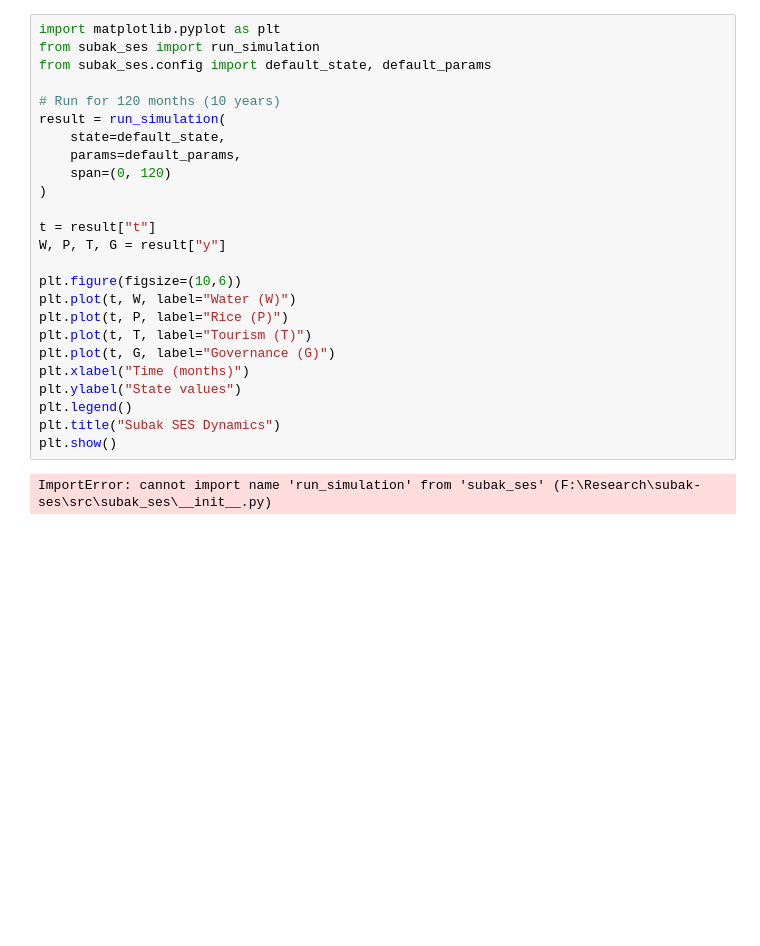
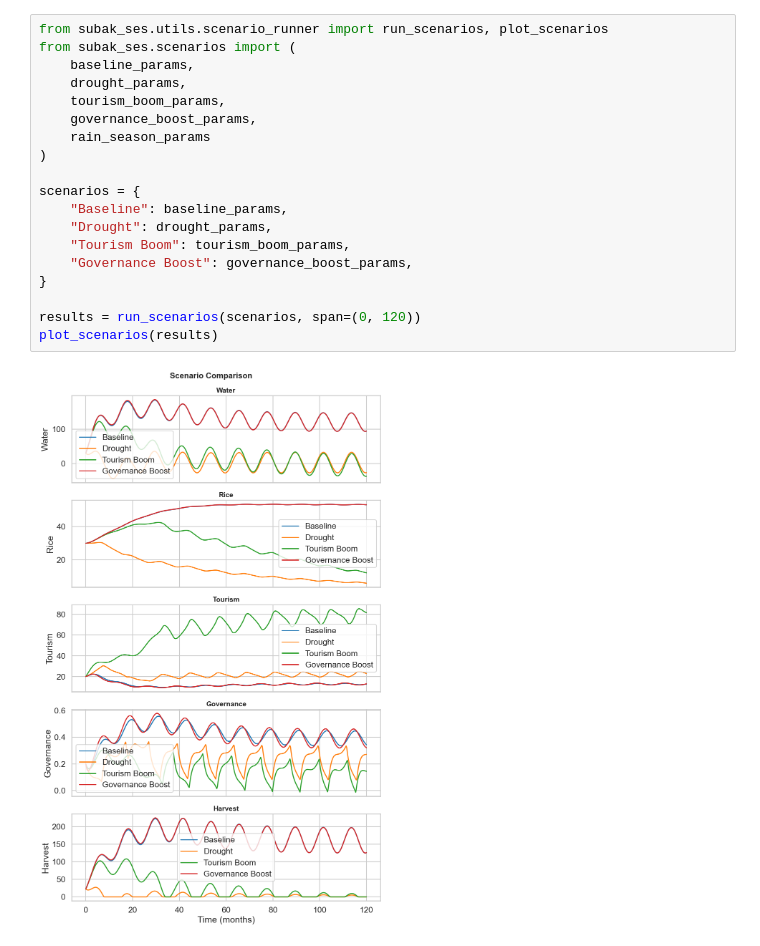
Before and after one commit to SectioKW/subak-ses, a Jupyter notebook: notebooks/playground.ipynb, the cells around one changed output. Drawn from its saved outputs; the diff is of its cells as text; blank space fills up the shorter version.

```diff
--- a/notebooks/playground.ipynb
+++ b/notebooks/playground.ipynb
@@ -1,27 +1,21 @@
-# %%
-import matplotlib.pyplot as plt
-from subak_ses import run_simulation
-from subak_ses.config import default_state, default_params
-
-# Run for 120 months (10 years)
-result = run_simulation(
-    state=default_state,
-    params=default_params,
-    span=(0, 120)
-)
-
-t = result["t"]
-W, P, T, G = result["y"]
-
-plt.figure(figsize=(10,6))
-plt.plot(t, W, label="Water (W)")
-plt.plot(t, P, label="Rice (P)")
-plt.plot(t, T, label="Tourism (T)")
-plt.plot(t, G, label="Governance (G)")
-plt.xlabel("Time (months)")
-plt.ylabel("State values")
-plt.legend()
-plt.title("Subak SES Dynamics")
-plt.show()
-# %% [output]
-ImportError: cannot import name 'run_simulation' from 'subak_ses' (F:\Research\subak-ses\src\subak_ses\__init__.py)
+# %%
+from subak_ses.utils.scenario_runner import run_scenarios, plot_scenarios
+from subak_ses.scenarios import (
+    baseline_params,
+    drought_params,
+    tourism_boom_params,
+    governance_boost_params,
+    rain_season_params
+)
+
+scenarios = {
+    "Baseline": baseline_params,
+    "Drought": drought_params,
+    "Tourism Boom": tourism_boom_params,
+    "Governance Boost": governance_boost_params,
+}
+
+results = run_scenarios(scenarios, span=(0, 120))
+plot_scenarios(results)
+# %% [output]
+[figure, added]
```
Also changed, not shown: parts of 4 cells of this notebook, 16 other files.
